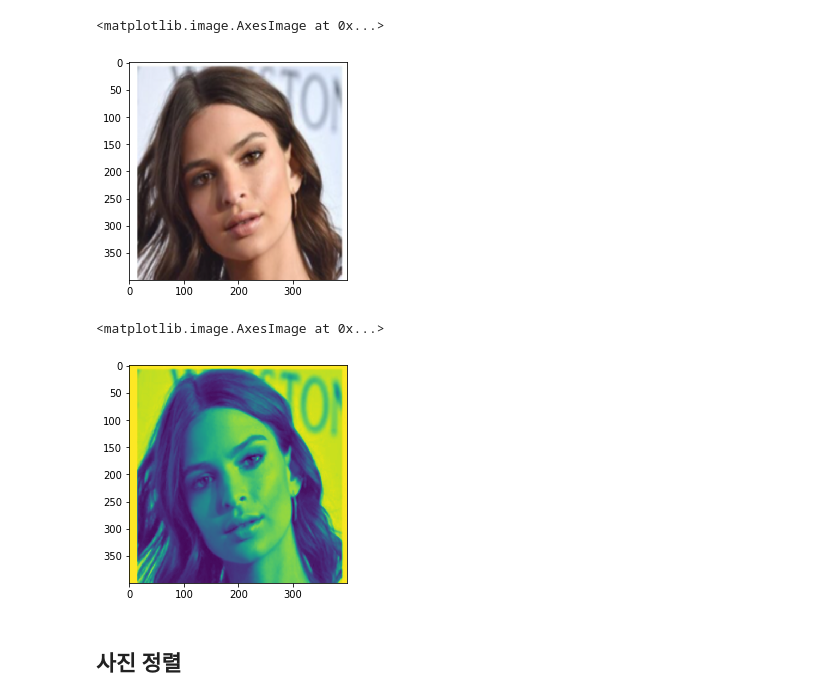
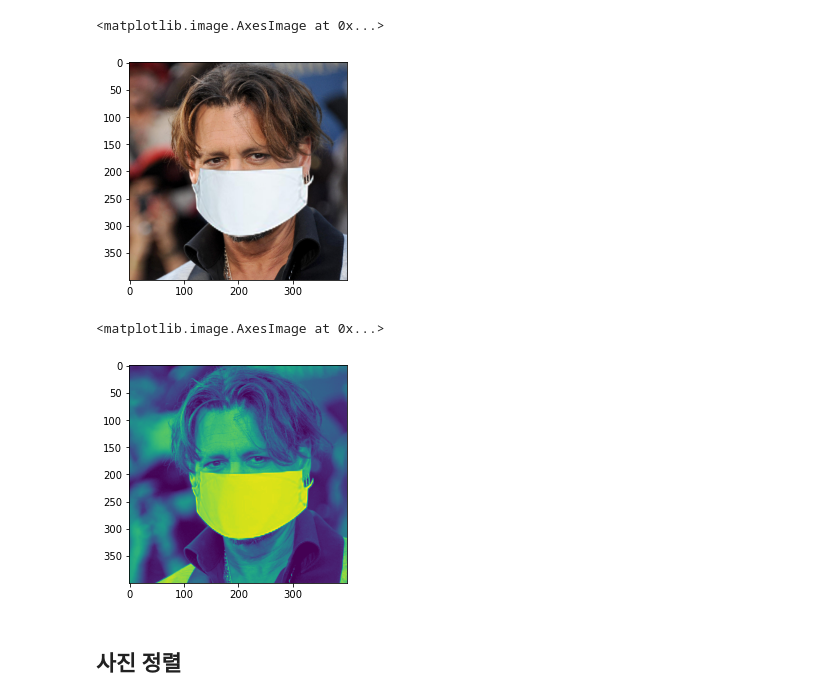
Before and after one commit to cjlee0217/covid19_mask_detection, a Jupyter notebook: 샘플 코드/face_eye_detection.ipynb, the cells around one changed output. Drawn from its saved outputs; the diff is of its cells as text; code cells hidden in the pictures.

```diff
--- a/샘플 코드/face_eye_detection.ipynb
+++ b/샘플 코드/face_eye_detection.ipynb
@@ -7,18 +7,18 @@ import numpy as np
 face_cascade = cv2.CascadeClassifier('Opencv_assets/haarcascade_frontface.xml')
 eye_cascade = cv2.CascadeClassifier('Opencv_assets/haarcascade_eye.xml')
 # %%
-img=cv2.imread('Opencv_assets/rr.PNG')
+img=cv2.imread('Opencv_assets/Johnny-Depp-with-nose-mask.jpg')
 img2=cv2.resize(img,(400,400))
 plt.imshow(img2[:,:,::-1])
 # %% [output]
 <matplotlib.image.AxesImage at 0x...>
-[figure, old version]
+[figure, new version]
 # %%
 gray = cv2.cvtColor(img2, cv2.COLOR_BGR2GRAY)
 plt.imshow(gray)
 # %% [output]
 <matplotlib.image.AxesImage at 0x...>
-[figure, old version]
+[figure, new version]
 # %% [markdown]
 
 ## 사진 정렬
```
Also changed, not shown: parts of 10 cells of this notebook.
